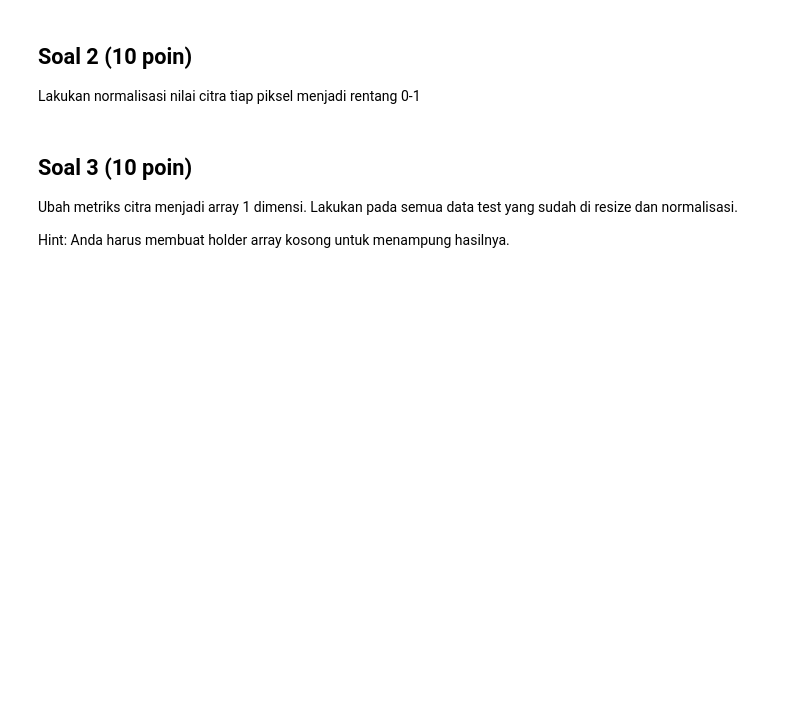
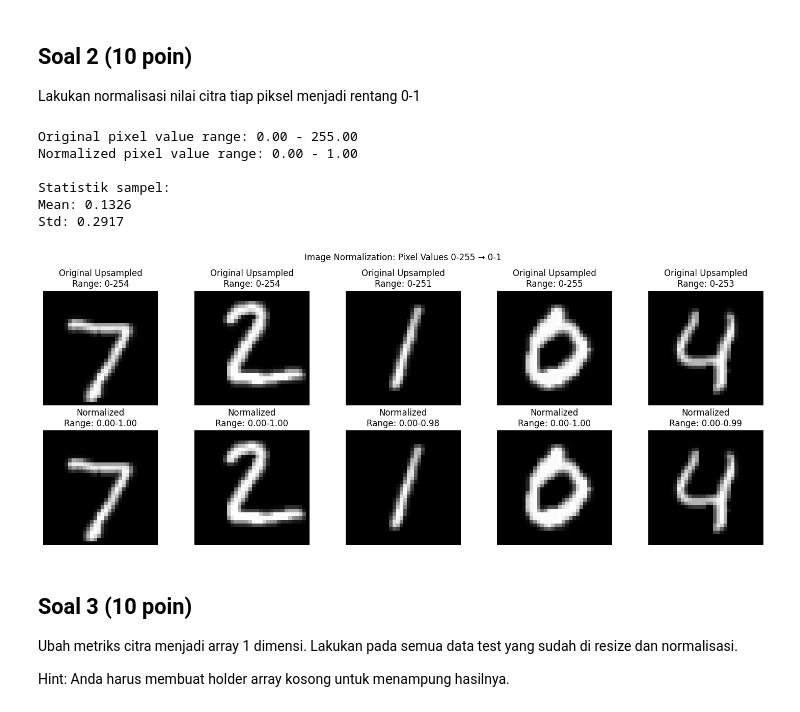
Before and after one commit to FarrelAD/Sinau-Mesin, a Jupyter notebook: notebooks/03-kuis-01/quiz-01.ipynb, the cells around one changed output. Drawn from its saved outputs; the diff is of its cells as text; code cells hidden in the pictures; blank space fills up the shorter version.

```diff
--- a/notebooks/03-kuis-01/quiz-01.ipynb
+++ b/notebooks/03-kuis-01/quiz-01.ipynb
@@ -576,3 +639,41 @@ Lakukan normalisasi nilai citra tiap piksel menjadi rentang 0-1
+# %%
+# Jawab Soal 2
+# Kerjakan pada cell ini
+# Anda diperbolehkan menambah cell jika diperlukan
+
+X_test_normalized = X_test_upsampled.astype('float32') / 255.0
+
+print(f"Original pixel value range: {X_test_upsampled.min():.2f} - {X_test_upsampled.max():.2f}")
+print(f"Normalized pixel value range: {X_test_normalized.min():.2f} - {X_test_normalized.max():.2f}")
+
+print("\nStatistik sampel:")
+print(f"Mean: {X_test_normalized.mean():.4f}")
+print(f"Std: {X_test_normalized.std():.4f}")
+
+plt.figure(figsize=(15, 6))
+
+for i in range(5):
+    plt.subplot(2, 5, i+1)
+    plt.imshow(X_test_upsampled[i], cmap='gray')
+    plt.title(f'Original Upsampled\nRange: {X_test_upsampled[i].min():.0f}-{X_test_upsampled[i].max():.0f}')
+    plt.axis('off')
+
+    plt.subplot(2, 5, i+6)
+    plt.imshow(X_test_normalized[i], cmap='gray')
+    plt.title(f'Normalized\nRange: {X_test_normalized[i].min():.2f}-{X_test_normalized[i].max():.2f}')
+    plt.axis('off')
+
+plt.suptitle('Image Normalization: Pixel Values 0-255 → 0-1')
+plt.tight_layout()
+plt.show()
+# %% [output]
+Original pixel value range: 0.00 - 255.00
+Normalized pixel value range: 0.00 - 1.00
+
+Statistik sampel:
+Mean: 0.1326
+Std: 0.2917
+[figure, added]
 # %% [markdown]
 ## Soal 3 (10 poin)
 Ubah metriks citra menjadi array 1 dimensi. Lakukan pada semua data test yang sudah di resize dan normalisasi.
```
Also changed, not shown: parts of 16 cells of this notebook.
